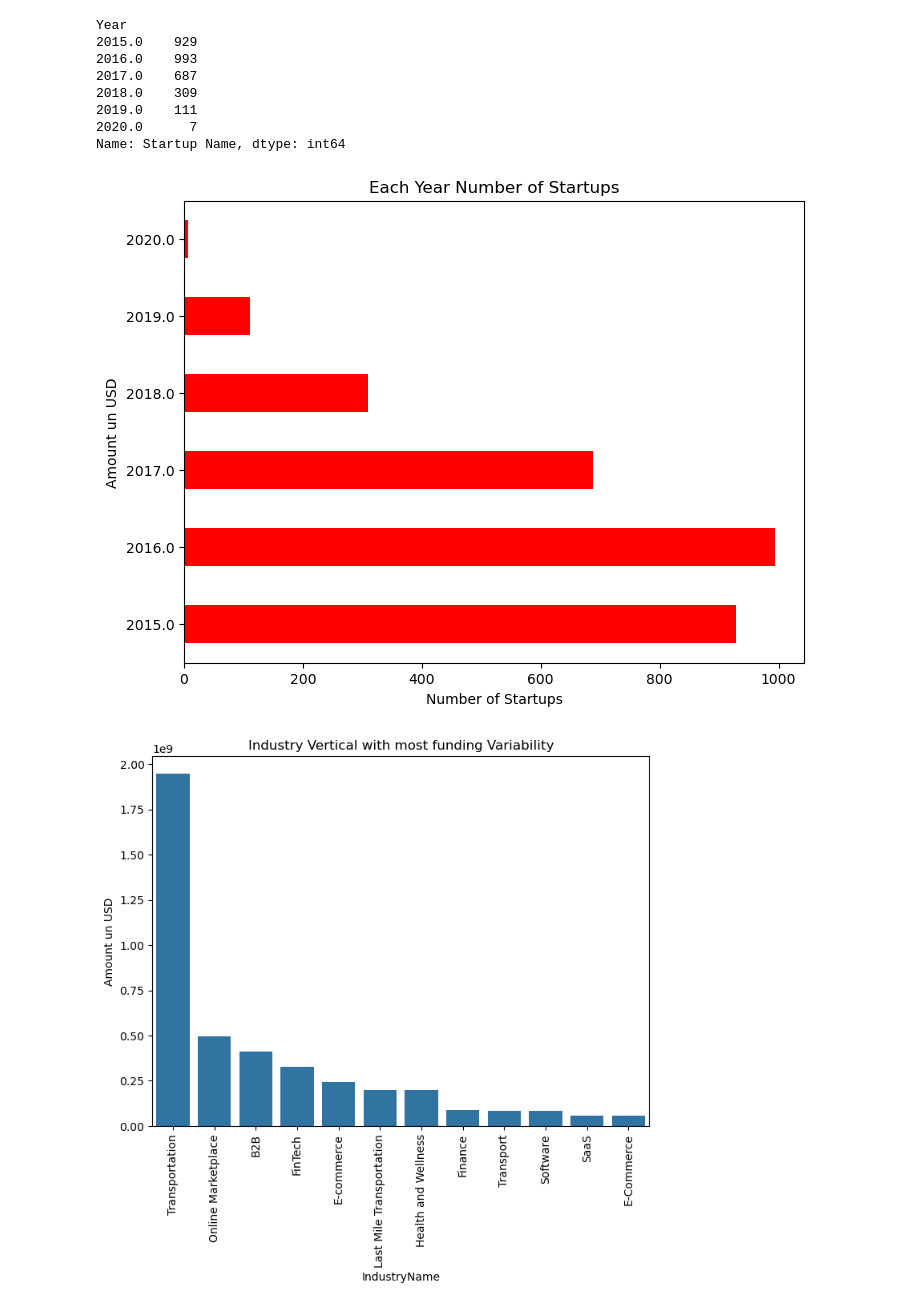
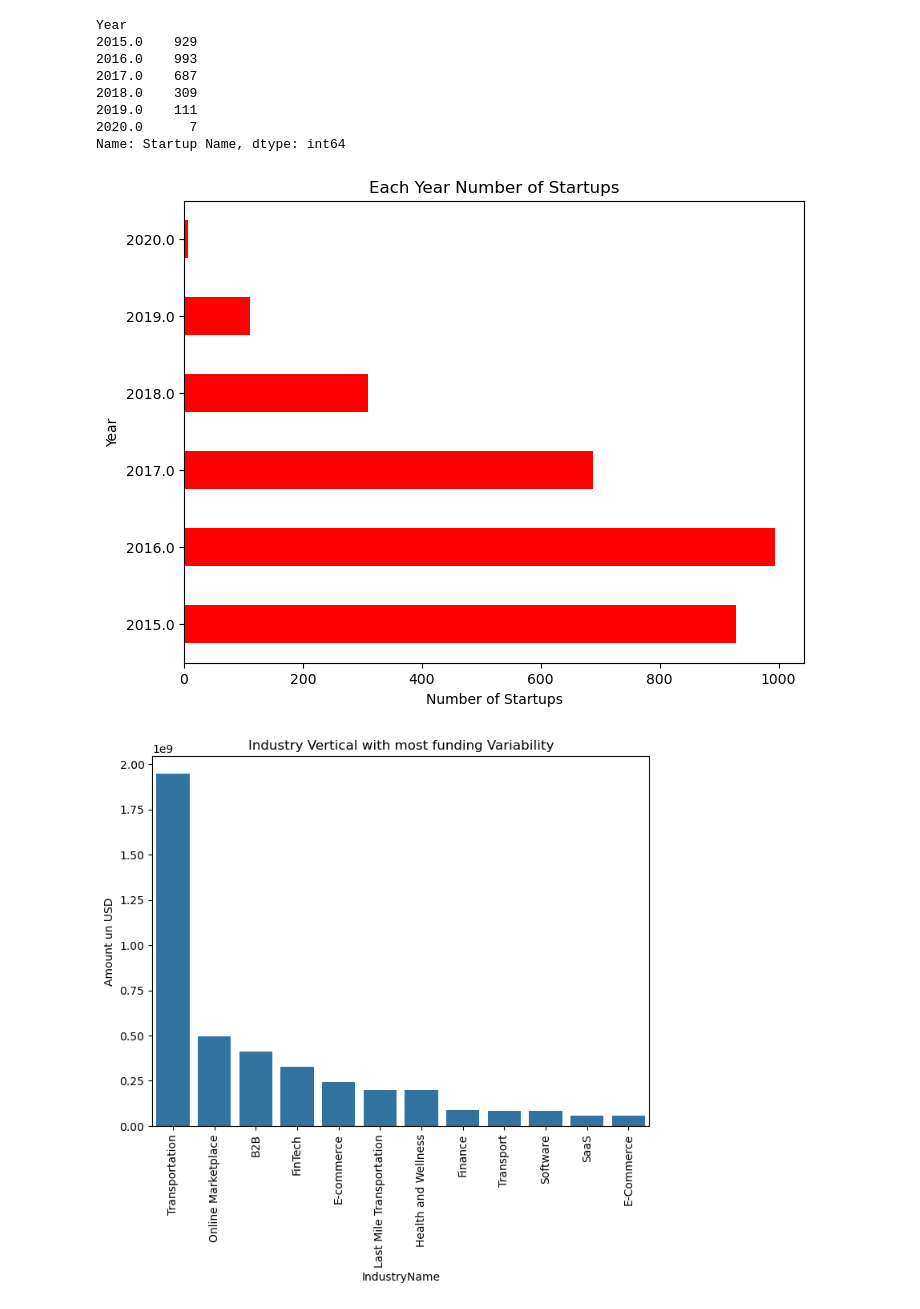
Before and after one commit to sidharth936/Python, a Jupyter notebook: StartUpFunding.ipynb, the cells around one changed output. Drawn from its saved outputs; the diff is of its cells as text; code cells hidden in the pictures.

```diff
--- a/StartUpFunding.ipynb
+++ b/StartUpFunding.ipynb
@@ -576,12 +590,12 @@ Name: Startup Name, dtype: int64
 # %%
 plt.figure(figsize =(8,6))
 No_startup_year.plot(kind = 'barh',x = No_startup_year.index,  y= No_startup_year.values, color = 'red')
 plt.xlabel('Number of Startups')
-plt.ylabel('Amount un USD')
+plt.ylabel('Year')
 plt.title('Each Year Number of Startups')
 plt.show()
 # %% [output]
-[figure, old version]
+[figure, new version]
 # %%
 #Finding The Variability of Industry Vertical, Which Industry is highly inconsistent and can go to beyonds, help in decision making and analysing Risk
 IndustryFundingMostVariability = df.groupby('Industry Vertical')['Amount in USD'].std().sort_values(ascending=False).head(12)
```
Also changed, not shown: parts of 11 cells of this notebook.
